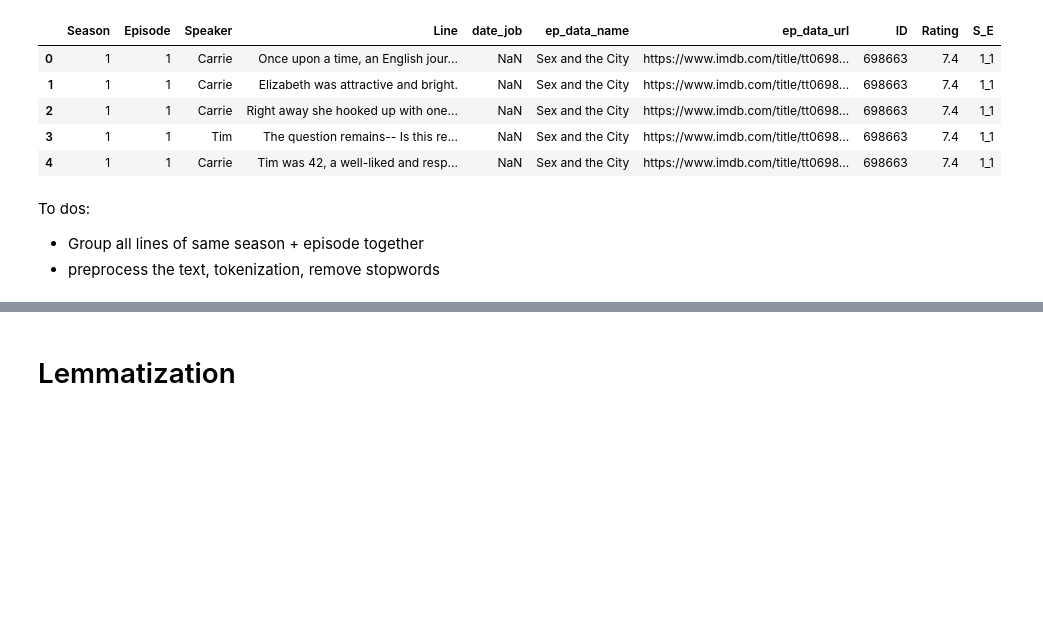
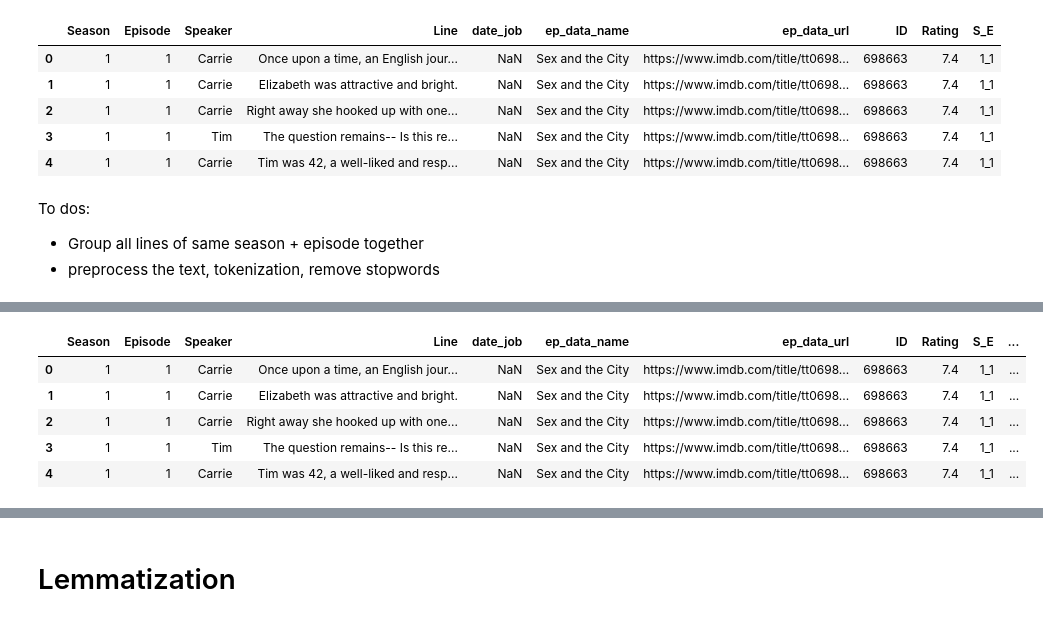
Before and after one commit to ranilovi/SATC_rating_prediction, a Jupyter notebook: text_processing.ipynb, the cells around one changed output, grey strips where cells are left out. Drawn from its saved outputs; the diff is of its cells as text; code cells hidden in the pictures; blank space fills up the shorter version.

```diff
--- a/text_processing.ipynb
+++ b/text_processing.ipynb
@@ -59,12 +77,19 @@ nltk.download('stopwords')
 # %%
 #We are using NLKT tokenizer to split all text up into individual tokens
 #we can try different tokenizer here
 satc_all_lines_w_rating["tokenized"] = [word_tokenize(line) for line in satc_all_lines_w_rating.cleaned]
 
 #Removing stopwords for topic extraction using nltk stopwords library
 stopw = stopwords.words('english')
-satc_all_lines_w_rating["w_o_stopwords"] = [[token for token in line if token not in stopw] for line in satc_all_lines_w_rating.tokenized]
+satc_all_lines_w_rating["w_o_stopwords"] = [[token for token in line if token not in stopw if len(token)>2] for line in satc_all_lines_w_rating.tokenized]
 satc_all_lines_w_rating.head()
+# %% [output]
+|  | Season | Episode | Speaker | Line | date_job | ep_data_name | ep_data_url | ID | Rating | S_E | ... |
+| 0 | 1 | 1 | Carrie | Once upon a time, an English jour... | NaN | Sex and the City | https://www.imdb.com/title/tt0698... | 698663 | 7.4 | 1_1 | ... |
+| 1 | 1 | 1 | Carrie | Elizabeth was attractive and bright. | NaN | Sex and the City | https://www.imdb.com/title/tt0698... | 698663 | 7.4 | 1_1 | ... |
+| 2 | 1 | 1 | Carrie | Right away she hooked up with one... | NaN | Sex and the City | https://www.imdb.com/title/tt0698... | 698663 | 7.4 | 1_1 | ... |
+| 3 | 1 | 1 | Tim | The question remains-- Is this re... | NaN | Sex and the City | https://www.imdb.com/title/tt0698... | 698663 | 7.4 | 1_1 | ... |
+| 4 | 1 | 1 | Carrie | Tim was 42, a well-liked and resp... | NaN | Sex and the City | https://www.imdb.com/title/tt0698... | 698663 | 7.4 | 1_1 | ... |
 # %%
 import numpy as np
 #visualisation of the words
```
Also changed, not shown: parts of 13 cells of this notebook, 1 other file.
